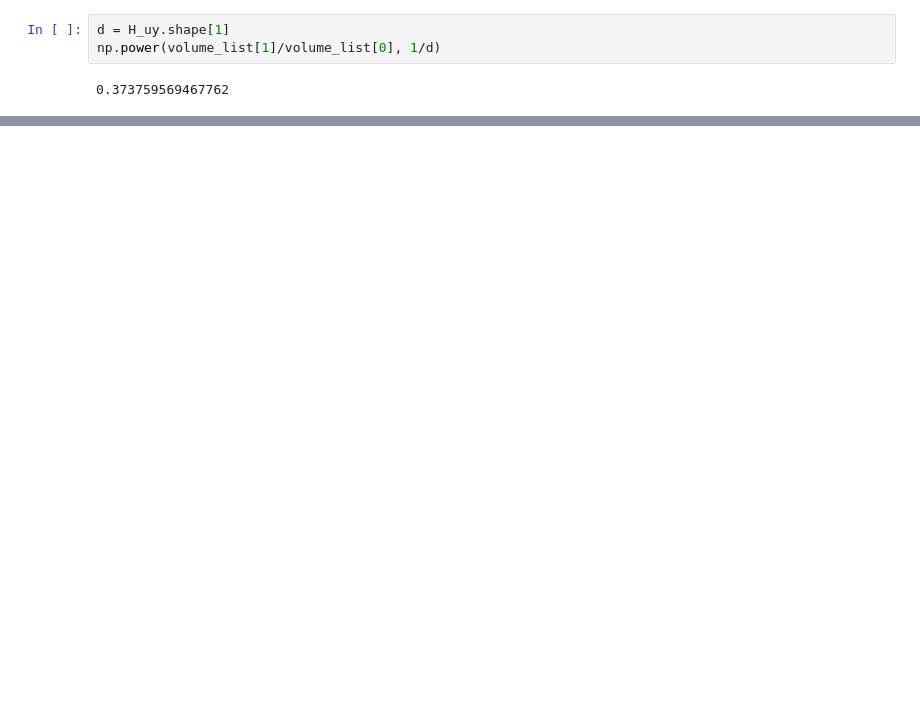
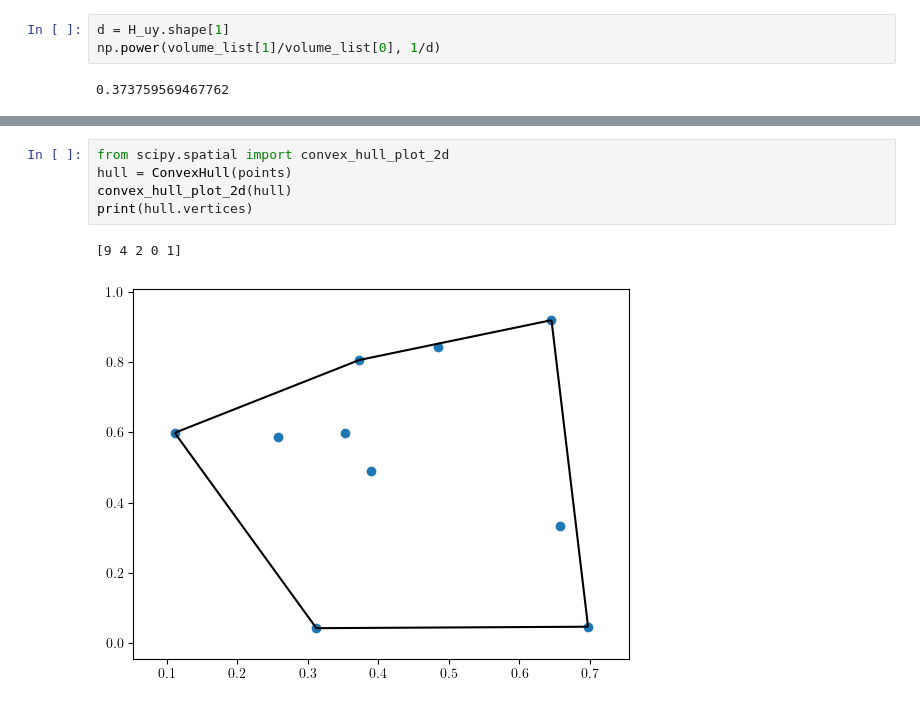
Before and after one commit to HuangYujun-JunkyTalent/DataDrivenSafetyFilter, a Jupyter notebook: voronoi.ipynb, the cells around one changed output, grey strips where cells are left out. Saved outputs shown, nothing was run; the diff lists cells and outputs as text; blank space fills up the shorter version.

```diff
--- a/voronoi.ipynb
+++ b/voronoi.ipynb
@@ -122,0 +171,8 @@ np.power(volume_list[1]/volume_list[0], 1/d)
+# %%
+from scipy.spatial import convex_hull_plot_2d
+hull = ConvexHull(points)
+convex_hull_plot_2d(hull)
+print(hull.vertices)
+# %% [output]
+[9 4 2 0 1]
+[figure, added]
```
Also changed, not shown: parts of 10 cells of this notebook, 12 other files.
